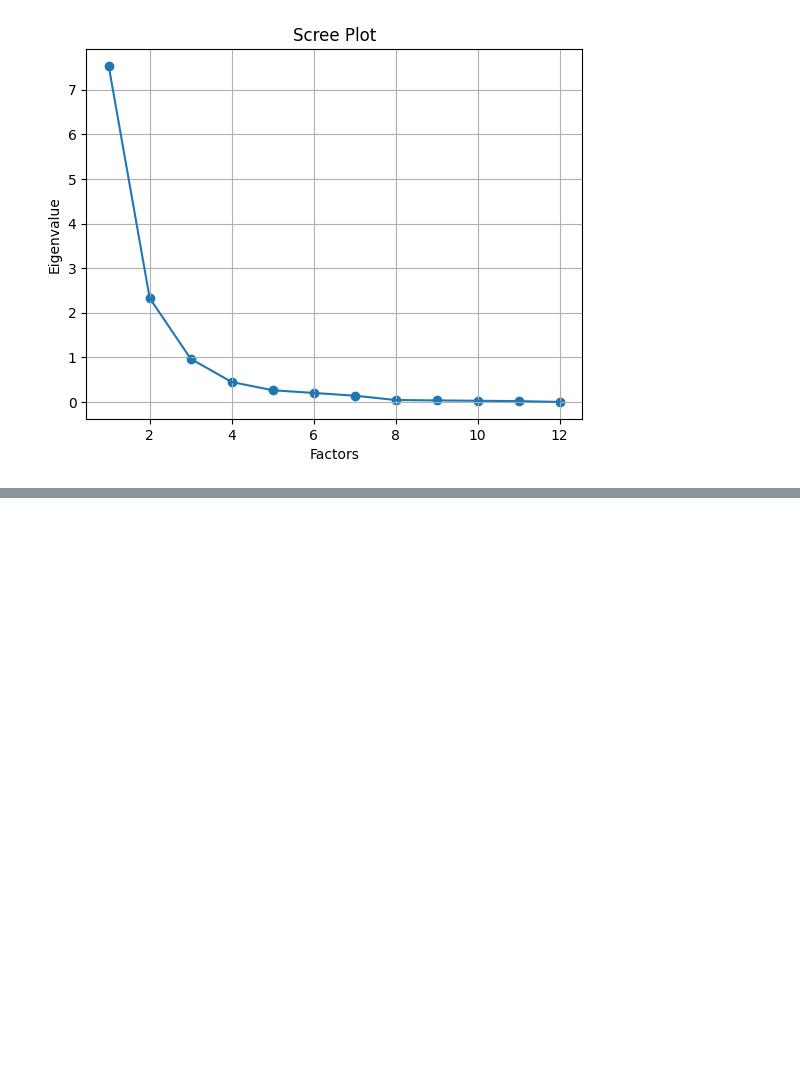
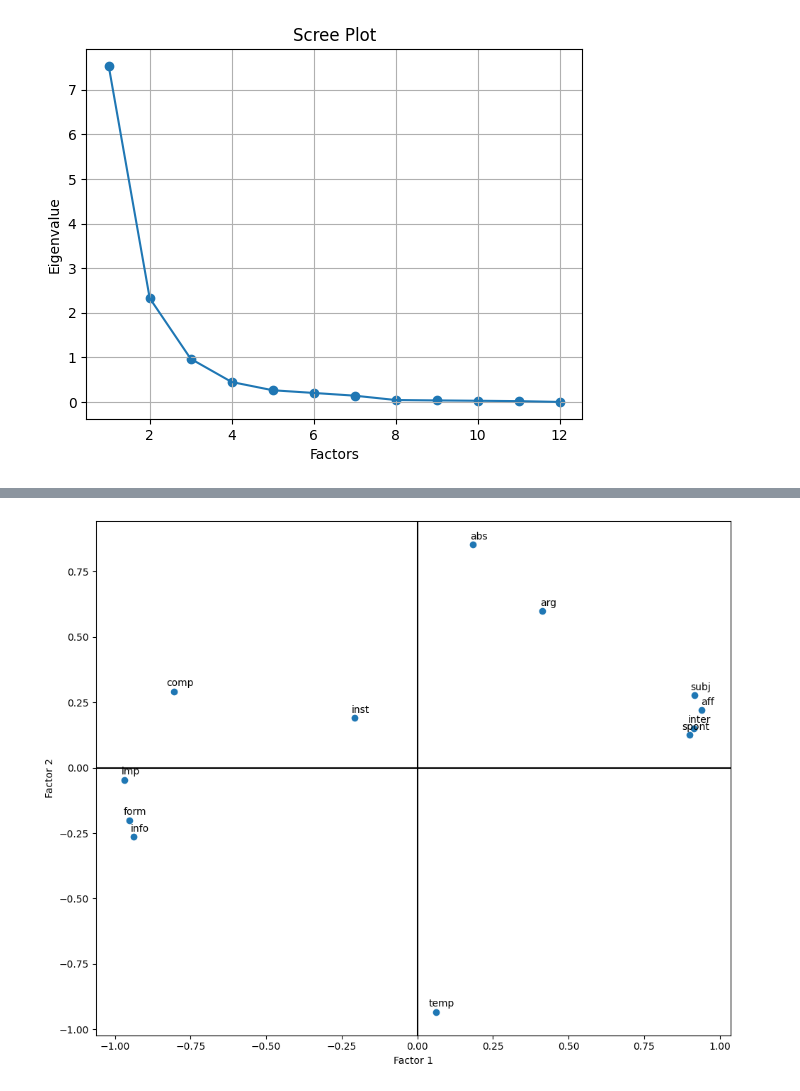
Before and after one commit to kristiinavaik/limesurvey_data, a Jupyter notebook: eesti_analyys/factor_analysis.ipynb, the cells around one changed output, grey strips where cells are left out. Saved outputs shown, nothing was run; the diff lists cells and outputs as text; code cells hidden in the pictures; blank space fills up the shorter version.

```diff
--- a/eesti_analyys/factor_analysis.ipynb
+++ b/eesti_analyys/factor_analysis.ipynb
@@ -364,0 +299,20 @@ plt.show()
+# %%
+fig, ax = plt.subplots(ncols=1, figsize=(10, 8))
+components = factor_matrix.T
+vmax = np.abs(components).max()
+ax.scatter(components[0,:], components[1, :])
+ax.axhline(0, -1, 1, color='k')
+ax.axvline(0, -1, 1, color='k')
+for i,j, z in zip(components[0, :], components[1, :], dim_corr_data.columns):
+    ax.text(i+.02, j+.02, str(z), ha="center")
+# ax.set_title(str('Varimax'))
+if ax.get_subplotspec().is_first_col():
+    ax.set_ylabel("Factor 2")
+ax.set_xlabel("Factor 1")
+
+plt.tight_layout()
+plt.savefig('2Dplot_FA_results.png')
+
+plt.show()
+# %% [output]
+[figure, added]
```
Also changed, not shown: parts of 16 cells of this notebook, 2 other files.
